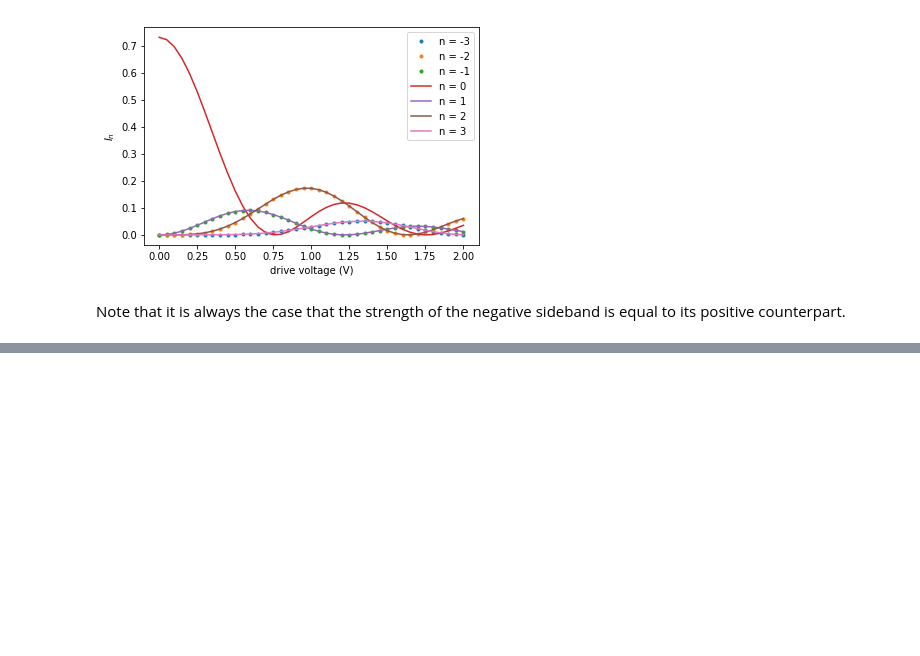
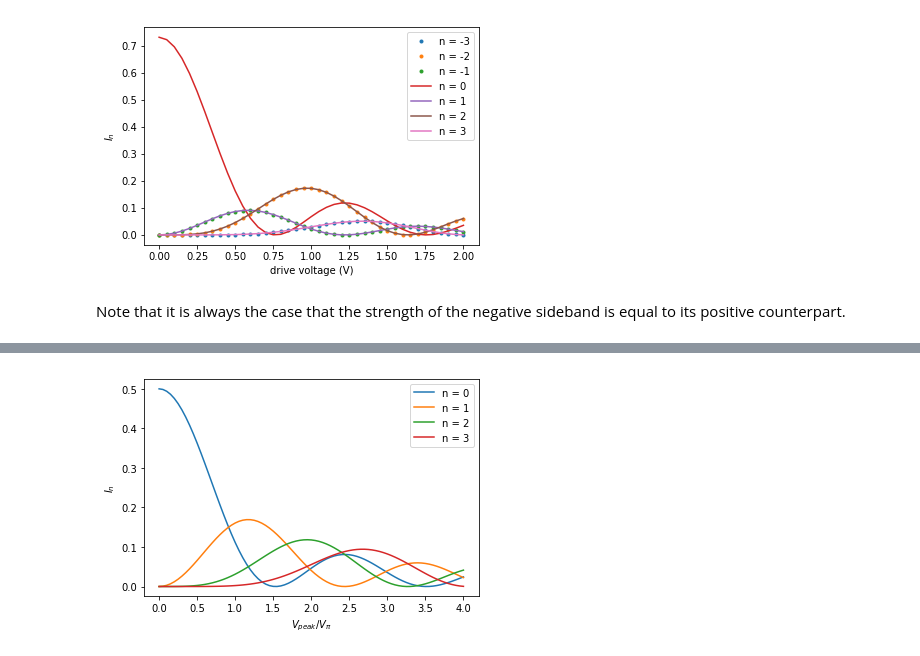
Before and after one commit to decoherer/sidebands, a Jupyter notebook: sidebands.ipynb, the cells around one changed output, grey strips where cells are left out. Cells and saved outputs as stored; diff of their text form; code cells hidden in the pictures; blank space fills up the shorter version.

```diff
--- a/sidebands.ipynb
+++ b/sidebands.ipynb
@@ -164,0 +173,10 @@ Note that it is always the case that the strength of the negative sideband is eq
+# %%
+def mzplot(E0,E1,phi,N=3):
+    wx = np.linspace(0,4,81)
+    for n in range(0,N+1):
+        wy = mzintensity(n,E0,E1,phi,beta0=-pi/2*wx,beta1=+pi/2*wx)
+        plt.plot(wx, wy, label=f'n = {n}')
+    plt.legend(); plt.xlabel('$V_{peak} / V_\pi$'); plt.ylabel('$I_n$')
+mzplot(0.5, 0.5, pi/2)
+# %% [output]
+[figure, added]
```
Also changed, not shown: parts of 8 cells of this notebook.
